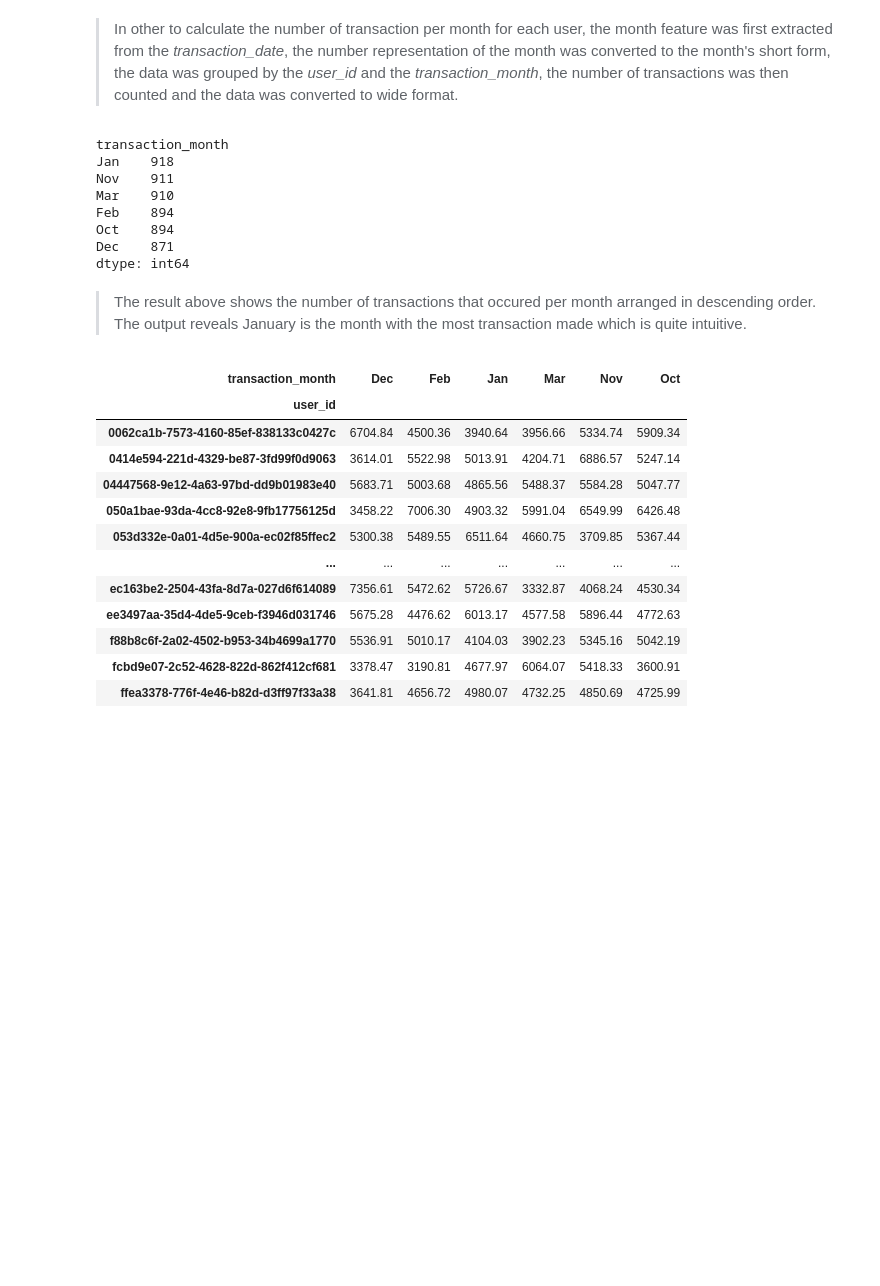
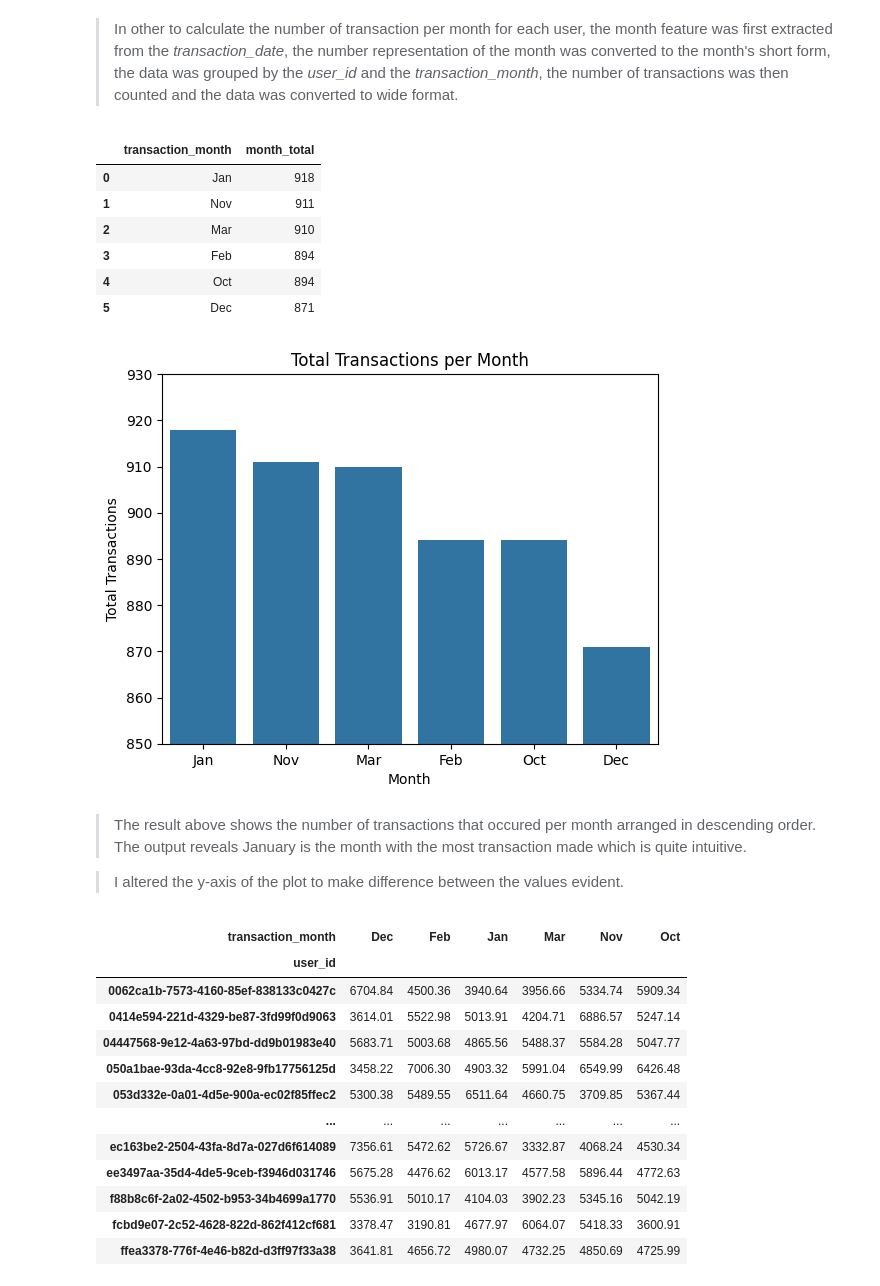
Before and after one commit to AduragbemiOyinlola/greensols, a Jupyter notebook: greensol_credit_scoring_assessment.ipynb, the cells around one changed output. Saved outputs shown, nothing was run; the diff lists cells and outputs as text; code cells hidden in the pictures; blank space fills up the shorter version.

```diff
--- a/greensol_credit_scoring_assessment.ipynb
+++ b/greensol_credit_scoring_assessment.ipynb
@@ -248,18 +269,28 @@ transaction_per_month
 # %% [markdown]
 > In other to calculate the number of transaction per month for each user, the month feature was first extracted from the *transaction_date*, the number representation of the month was converted to the month's short form, the data was grouped by the *user_id* and the *transaction_month*, the number of transactions was then counted and the data was converted to wide format.
 # %%
-transaction_per_month.sum().sort_values(ascending=False)
+cum_month = transaction_per_month.sum().sort_values(ascending=False).reset_index(name='month_total')
+cum_month
 # %% [output]
-transaction_month
-Jan    918
-Nov    911
-Mar    910
-Feb    894
-Oct    894
-Dec    871
-dtype: int64
+|  | transaction_month | month_total |
+| 0 | Jan | 918 |
+| 1 | Nov | 911 |
+| 2 | Mar | 910 |
+| 3 | Feb | 894 |
+| 4 | Oct | 894 |
+| 5 | Dec | 871 |
+# %%
+sns.barplot(data=cum_month, x='transaction_month', y='month_total');
+plt.title("Total Transactions per Month");
+plt.xlabel("Month");
+plt.ylabel("Total Transactions");
+plt.ylim(850, 930);
+# %% [output]
+[figure, added]
 # %% [markdown]
 > The result above shows the number of transactions that occured per month arranged in descending order. The output reveals January is the month with the most transaction made which is quite intuitive.
+
+> I altered the y-axis of the plot to make difference between the values evident.
 # %%
 amount_per_month = clean_df.groupby(['user_id', 'transaction_month'])['amount'].mean().round(2)
 
```
Also changed, not shown: parts of 12 cells of this notebook.
